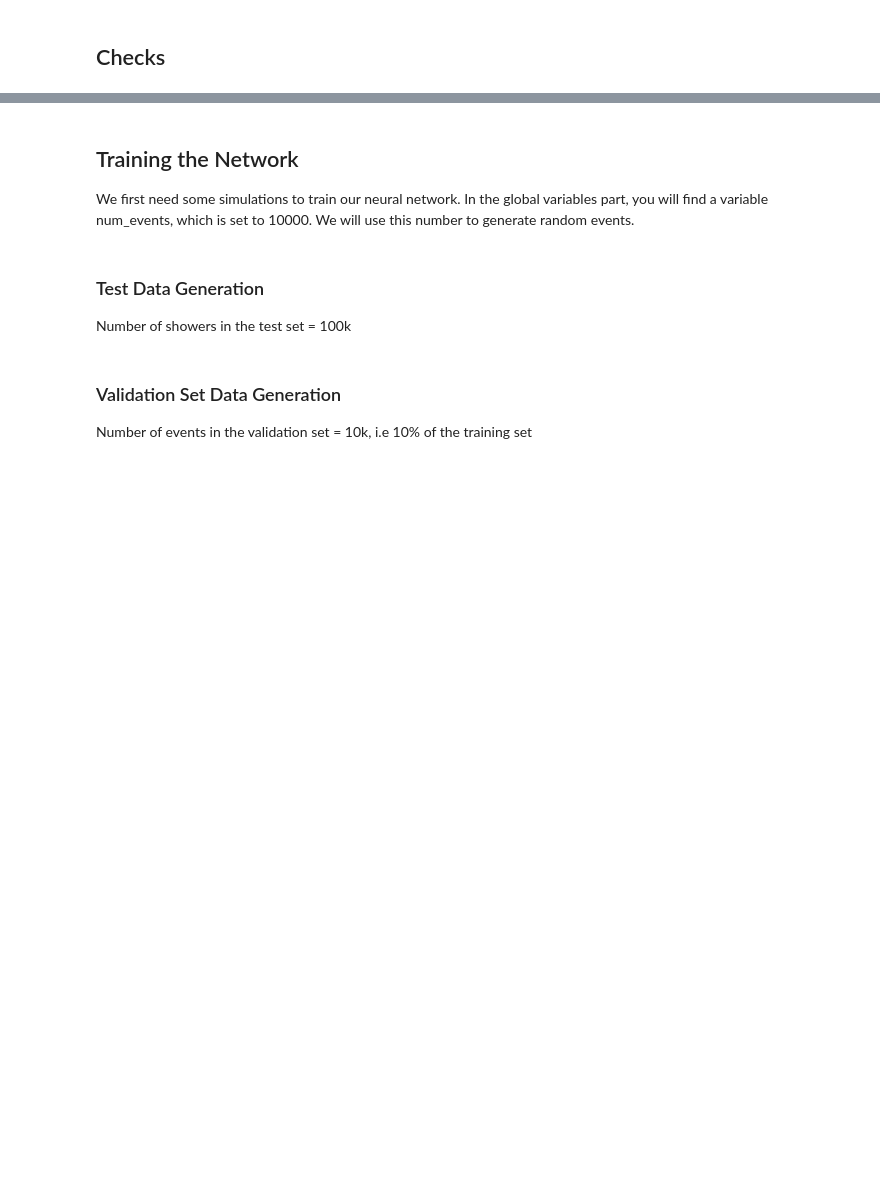
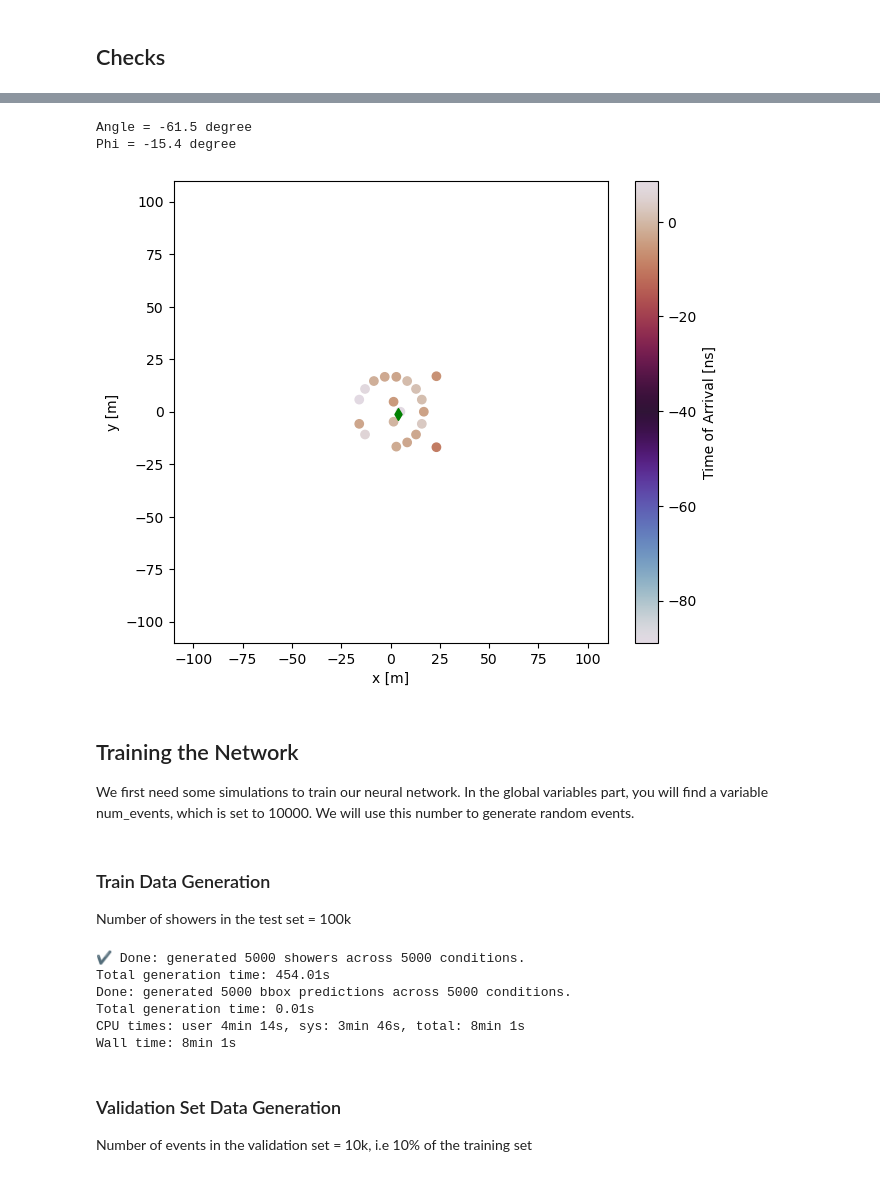
Before and after one commit to green3diamond/TambOpt-zlt, a Jupyter notebook: detector_optimization/SWGOLO7_optimization.ipynb, the cells around one changed output, grey strips where cells are left out. Drawn from its saved outputs; the diff is of its cells as text; code cells hidden in the pictures; blank space fills up the shorter version.

```diff
--- a/detector_optimization/SWGOLO7_optimization.ipynb
+++ b/detector_optimization/SWGOLO7_optimization.ipynb
@@ -953,25 +1012,31 @@ plt.show()
 # %%
-print(f"Angle = {th.item() * 180 / np.pi:.1f} degree")
-print(f"Phi = {ph.item() * 180 / np.pi:.1f} degree")
+print(f"Angle = {th[0].item() * 180 / np.pi:.1f} degree")
+print(f"Phi = {ph[0].item() * 180 / np.pi:.1f} degree")
 
-norm = Normalize(vmin = torch.min(T), vmax = torch.max(T))
+T_tmp = T[0]
 
-idx = torch.where(N >= 1e-5)[0]
+norm = Normalize(vmin = torch.min(T_tmp), vmax = torch.max(T_tmp))
+
+idx = torch.where(N_tmp >= 1e-5)[0]
 plt.figure(figsize = [7, 6])
-scatter = plt.scatter(x[idx], y[idx], c = T[idx], cmap = "twilight", norm = norm)
+scatter = plt.scatter(x[idx], y[idx], c = T_tmp[idx], cmap = "twilight", norm = norm)
 plt.colorbar(scatter, label='Time of Arrival [ns]')
-plt.scatter(X0.item(), Y0.item(), c = "green", marker = "d")
+plt.scatter(X0[0].item(), Y0[0].item(), c = "green", marker = "d")
 plt.xlabel("x [m]")
 plt.ylabel("y [m]")
 plt.xlim((-110, 110))
 plt.ylim((-110, 110))
 plt.show()
+# %% [output]
+Angle = -61.5 degree
+Phi = -15.4 degree
+[figure, added]
 # %% [markdown]
 ## Training the Network
 
 We first need some simulations to train our neural network. In the global variables part, you will find a variable num_events, which is set to 10000. We will use this number to generate random events.
 # %% [markdown]
-### Test Data Generation
+### Train Data Generation
 
 Number of showers in the test set = 100k
 # %%
@@ -979,27 +1044,33 @@ Nevents=2000 # rediuce from 5k for tests
 # %%
 %%time
 
-inputs = torch.zeros((Nevents, Nunits, 4))
-labels = torch.zeros((Nevents, 5))
+N, T, X0, Y0, energy, sin_z, cos_z, sin_a, cos_a = GenerateShowers(x, y, False, number_of_showers=Nevents)
 
-for i in range(Nevents):
-    N, T, X0, Y0, energy, sin_z, cos_z, sin_a, cos_a = GenerateShowers(x, y)
-    # reconstruct theta and phi from sin and cos
-    th = torch.atan2(sin_z, cos_z)
-    ph = torch.atan2(sin_a, cos_a)
+# reconstruct theta and phi from sin and cos (B)
+th = torch.atan2(sin_z, cos_z)
+ph = torch.atan2(sin_a, cos_a)
 
-    #Normalize the Labels:
-    E_norm, theta_norm, phi_norm = NormalizeLabels(energy, th, ph)
-    x0 = X0 / 5000 #[km]
-    y0 = Y0 / 5000 #[km]
+#Normalize the Labels:
+E_norm, theta_norm, phi_norm = NormalizeLabels(energy, th, ph)
+x0 = X0 / 5000 #[km]
+y0 = Y0 / 5000 #[km]
 
-    input_vector = np.column_stack((x, y, N, T))
+# x, y are (num_det,) — broadcast to (Nevents, num_det)
+x_exp = x.unsqueeze(0).expand(Nevents, -1)
+y_exp = y.unsqueeze(0).expand(Nevents, -1)
 
-    inputs[i] = torch.tensor(input_vector, dtype = torch.float32)
-    labels[i] = torch.tensor([x0, y0, E_norm, theta_norm, phi_norm], dtype = torch.float32)
+# (Nevents, num_det, 4)
+inputs = torch.stack([x_exp, y_exp, N, T], dim=2).float()
 
-    if (i + 1) % 100 == 0:
-        print(f"!!!!!!!!!!!!!!!!!!!!!!!Shower generation is {int((i + 1) / 100)}% done!!!!!!!!!!!!!!!!!!!!!!!")
+# (Nevents, 5)
+labels = torch.stack([x0, y0, E_norm, theta_norm, phi_norm], dim=1).float()
+# %% [output]
+✔ Done: generated 5000 showers across 5000 conditions.
+Total generation time: 454.01s
+Done: generated 5000 bbox predictions across 5000 conditions.
+Total generation time: 0.01s
+CPU times: user 4min 14s, sys: 3min 46s, total: 8min 1s
+Wall time: 8min 1s
 # %%
 import os
 
```
Also changed, not shown: parts of 31 cells of this notebook, 2 other files.
